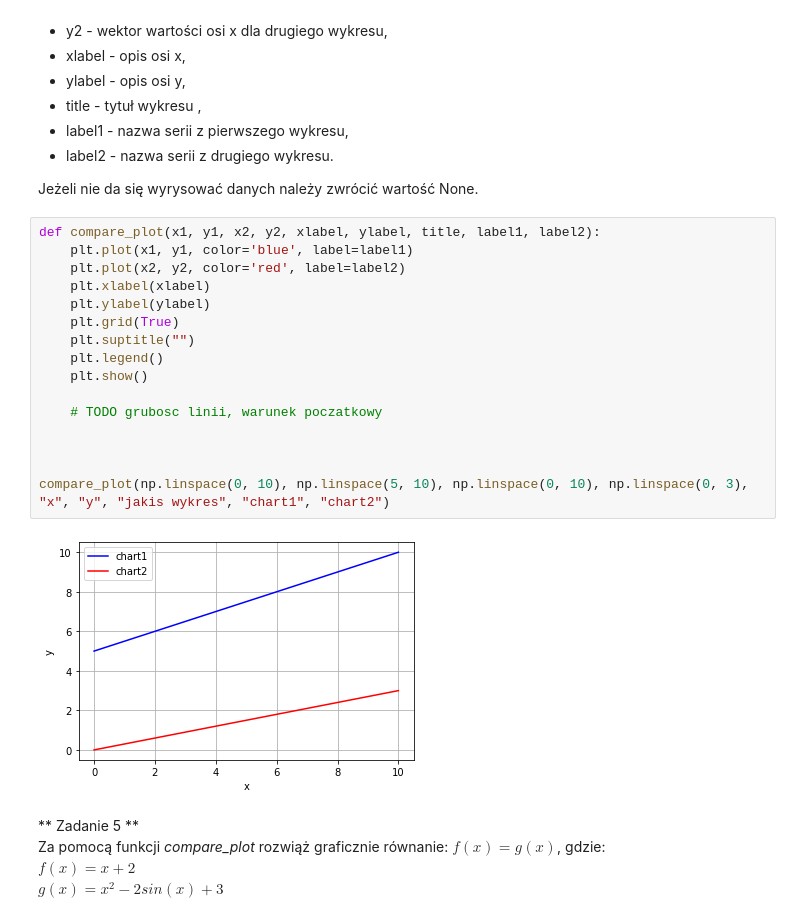
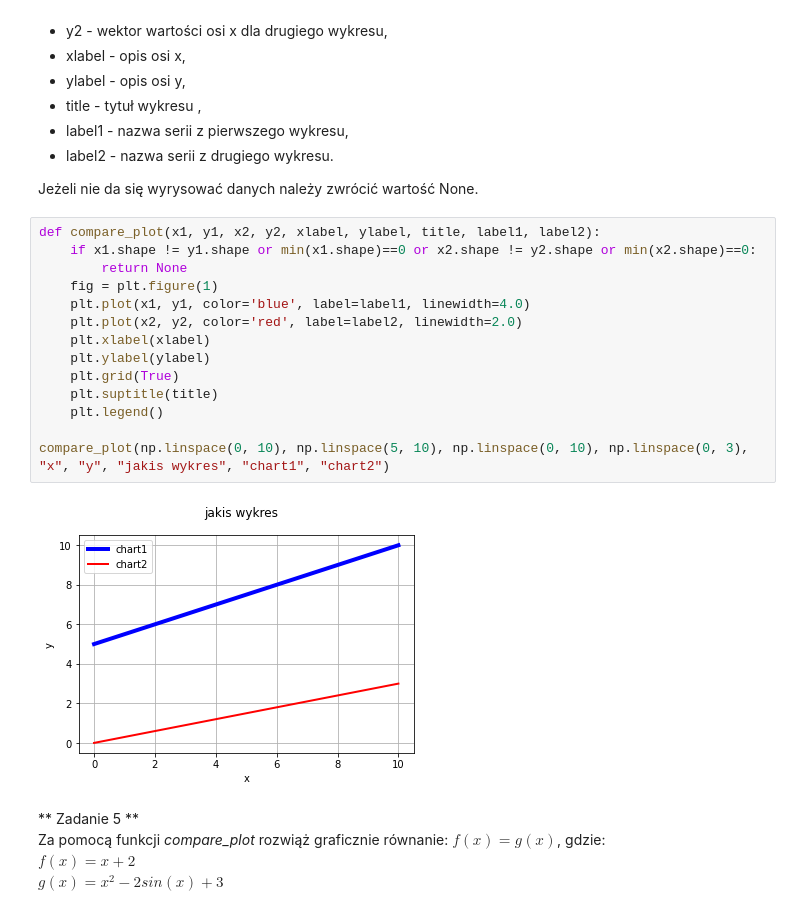
Before and after one commit to michasbueno/metody_numeryczne, a Jupyter notebook: numerki_lab2/sprawozdanie.ipynb, the cells around one changed output. Saved outputs shown, nothing was run; the diff lists cells and outputs as text.

```diff
--- a/numerki_lab2/sprawozdanie.ipynb
+++ b/numerki_lab2/sprawozdanie.ipynb
@@ -139,22 +137,20 @@ Zaimplementuj funkcję *compare\_plot* w taki sposób by na jednym wykresie wyry
 Jeżeli nie da się wyrysować danych należy zwrócić wartość None.
 # %%
 def compare_plot(x1, y1, x2, y2, xlabel, ylabel, title, label1, label2):
-    plt.plot(x1, y1, color='blue', label=label1)
-    plt.plot(x2, y2, color='red', label=label2)
+    if x1.shape != y1.shape or min(x1.shape)==0 or x2.shape != y2.shape or min(x2.shape)==0:
+        return None
+    fig = plt.figure(1)
+    plt.plot(x1, y1, color='blue', label=label1, linewidth=4.0)
+    plt.plot(x2, y2, color='red', label=label2, linewidth=2.0)
     plt.xlabel(xlabel)
     plt.ylabel(ylabel)
     plt.grid(True)
-    plt.suptitle("")
+    plt.suptitle(title)
     plt.legend()
-    plt.show()
-
-    # TODO grubosc linii, warunek poczatkowy
-
-
 
 compare_plot(np.linspace(0, 10), np.linspace(5, 10), np.linspace(0, 10), np.linspace(0, 3), "x", "y", "jakis wykres", "chart1", "chart2")
 # %% [output]
-[figure, old version]
+[figure, new version]
 # %% [markdown]
 ** Zadanie 5 **
 Za pomocą funkcji *compare\_plot* rozwiąż graficznie równanie: $f(x) = g(x)$, gdzie:
```
Also changed, not shown: parts of 8 cells of this notebook, 1 other file.
